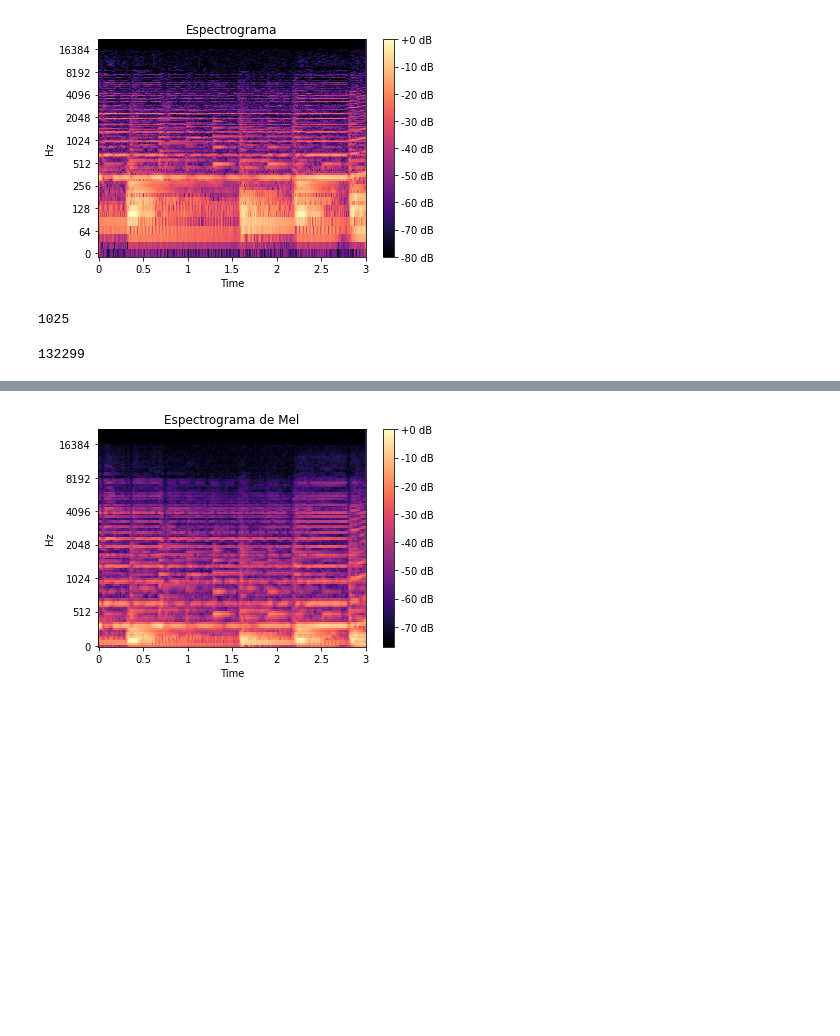
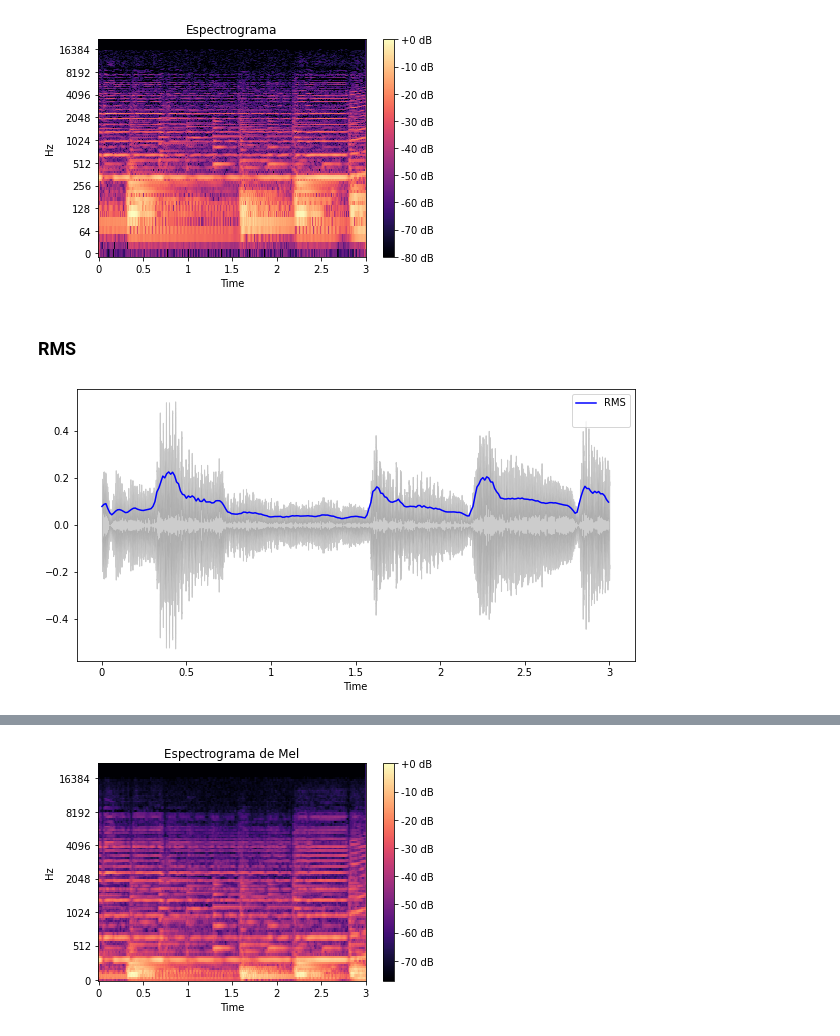
Before and after one commit to gabrielaeduardo/musical_instruments_recognition, a Jupyter notebook: code/raw_database.ipynb, the cells around one changed output, grey strips where cells are left out. Drawn from its saved outputs; the diff is of its cells as text; code cells hidden in the pictures; blank space fills up the shorter version.

```diff
--- a/code/raw_database.ipynb
+++ b/code/raw_database.ipynb
@@ -13,4 +13,4 @@ from IPython.display import Audio
 #load arquivo wav
 #stereo to mono
 
-x, sr = librosa.load('../data/IRMAS-Sample/Training/vio/001__[vio][nod][cou_fol]2194__1.wav', sr = None)
+x, sr = librosa.load('../data/IRMAS-Sample/Training/vio/001__[vio][nod][cou_fol]2194__1.wav', sr = 44100)
@@ -114,11 +92,18 @@ fig.savefig('../images/code_generated/sig_wave/espectrogram.png', bbox_inches='t
 plt.show()
 # %% [output]
 [figure]
-# %%
-len(S)
-# %% [output]
-1025
-# %%
-len(x)
-# %% [output]
-132299
+# %% [markdown]
+### RMS
+# %%
+# compute RMS over frames
+rms = librosa.feature.rms(x, hop_length=512)
+rms = rms[0]
+frames = range(len(rms))
+t = librosa.frames_to_time(frames, sr=sr, hop_length=512)
+plt.figure(figsize=(10, 5))
+plt.plot(t[:len(rms)], rms, color='blue')
+librosa.display.waveshow(x, sr=sr, alpha=0.4, color = 'grey')
+plt.legend(('RMS', ''))
+plt.savefig('../images/code_generated/cols/sig_rms.png', bbox_inches='tight', dpi = 256)
+# %% [output]
+[figure, added]
```
Also changed, not shown: parts of 21 cells of this notebook, 3 other files.
